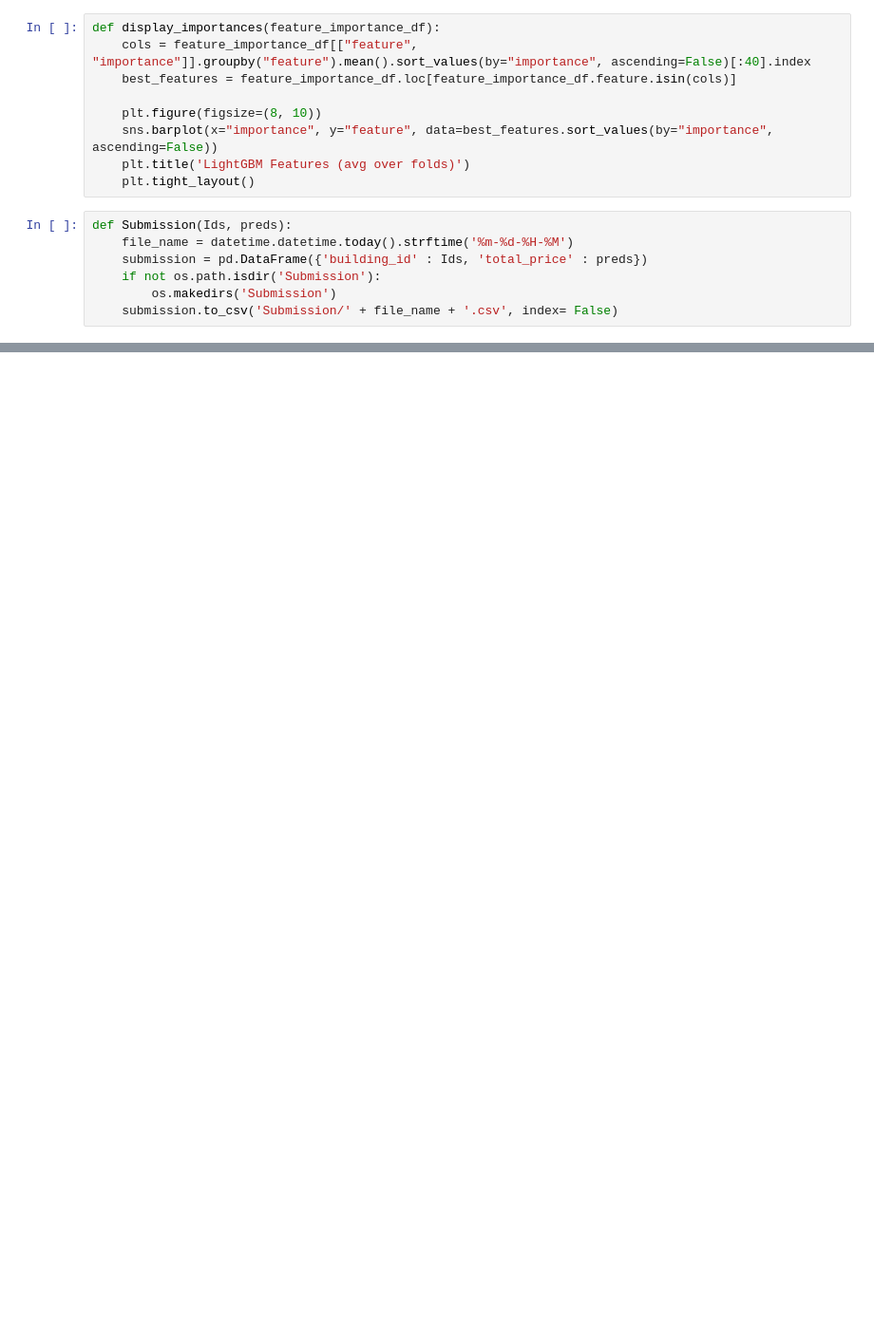
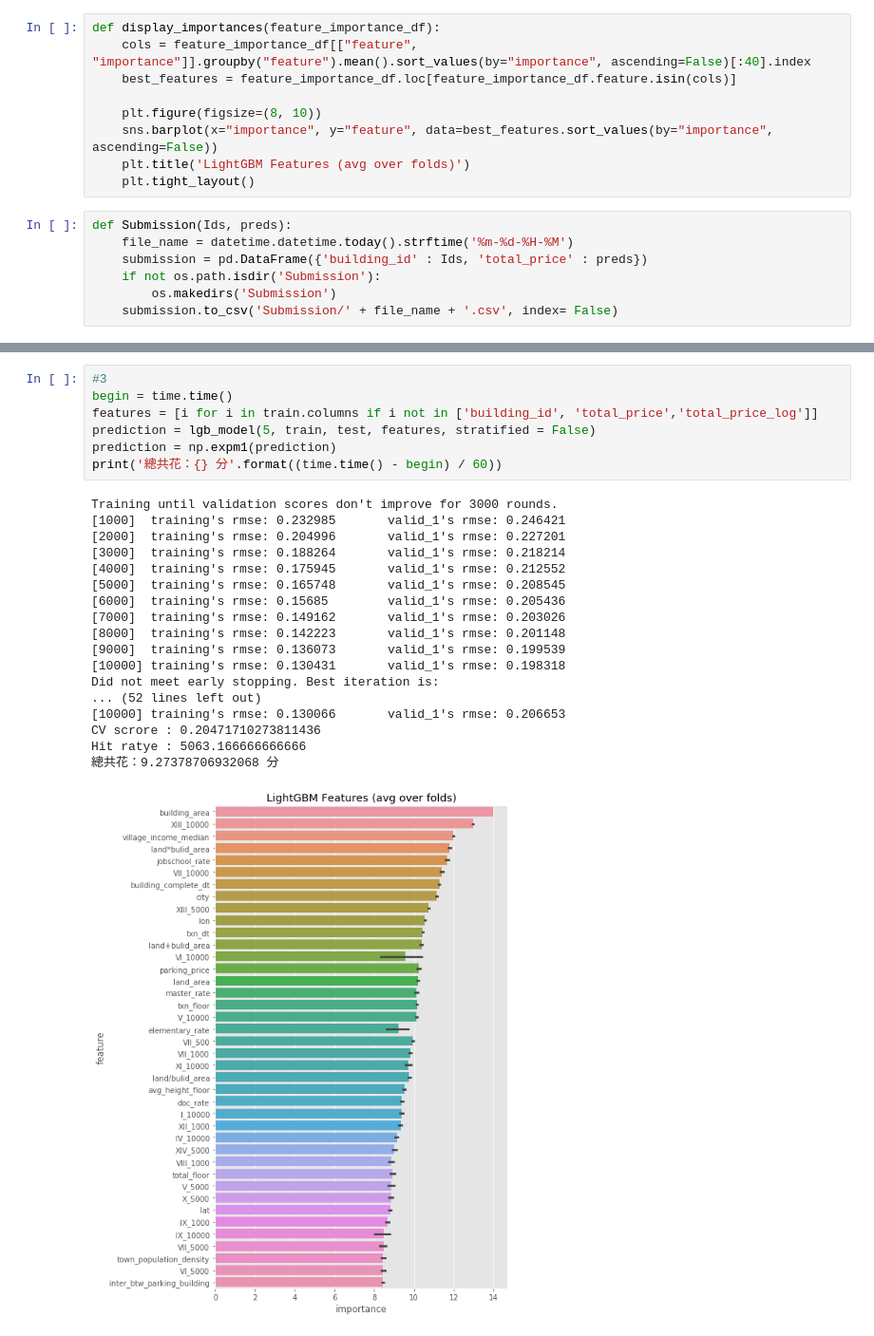
Before and after one commit to phacus/T-Brain_competition_predict_house_price, a Jupyter notebook: Model.ipynb, the cells around one changed output, grey strips where cells are left out. Shown at 95% size. Cells and saved outputs as stored; diff of their text form; blank space fills up the shorter version.

```diff
--- a/Model.ipynb
+++ b/Model.ipynb
@@ -145,0 +272,26 @@ print(prediction)
+# %%
+#3
+begin = time.time()
+features = [i for i in train.columns if i not in ['building_id', 'total_price','total_price_log']]
+prediction = lgb_model(5, train, test, features, stratified = False)
+prediction = np.expm1(prediction)
+print('總共花：{} 分'.format((time.time() - begin) / 60))
+# %% [output]
+Training until validation scores don't improve for 3000 rounds.
+[1000]  training's rmse: 0.232985       valid_1's rmse: 0.246421
+[2000]  training's rmse: 0.204996       valid_1's rmse: 0.227201
+[3000]  training's rmse: 0.188264       valid_1's rmse: 0.218214
+[4000]  training's rmse: 0.175945       valid_1's rmse: 0.212552
+[5000]  training's rmse: 0.165748       valid_1's rmse: 0.208545
+[6000]  training's rmse: 0.15685        valid_1's rmse: 0.205436
+[7000]  training's rmse: 0.149162       valid_1's rmse: 0.203026
+[8000]  training's rmse: 0.142223       valid_1's rmse: 0.201148
+[9000]  training's rmse: 0.136073       valid_1's rmse: 0.199539
+[10000] training's rmse: 0.130431       valid_1's rmse: 0.198318
+Did not meet early stopping. Best iteration is:
+... (52 lines left out)
+[10000] training's rmse: 0.130066       valid_1's rmse: 0.206653
+CV scrore : 0.20471710273811436
+Hit ratye : 5063.166666666666
+總共花：9.27378706932068 分
+[figure, added]
```
Also changed, not shown: parts of 22 cells of this notebook, 3 other files.
